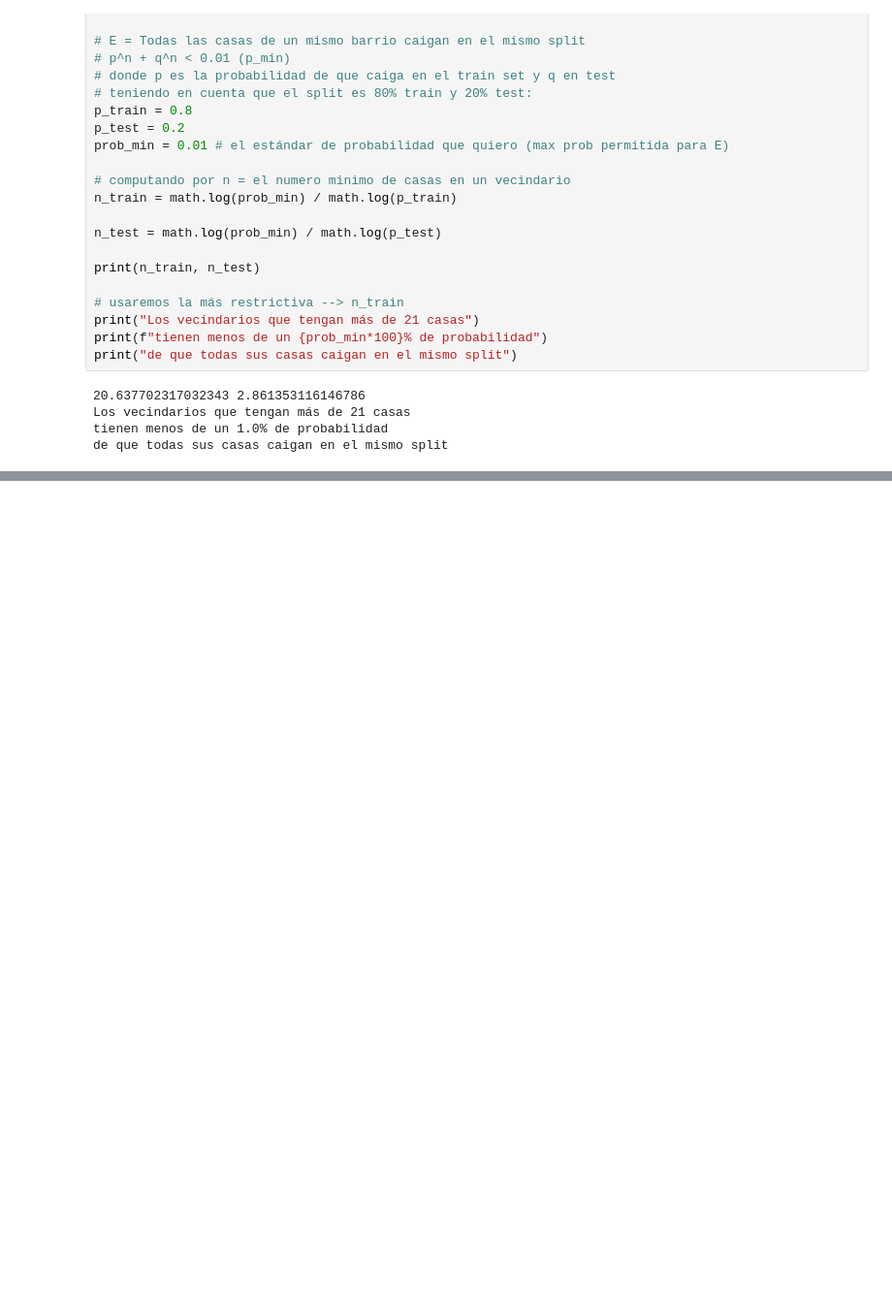
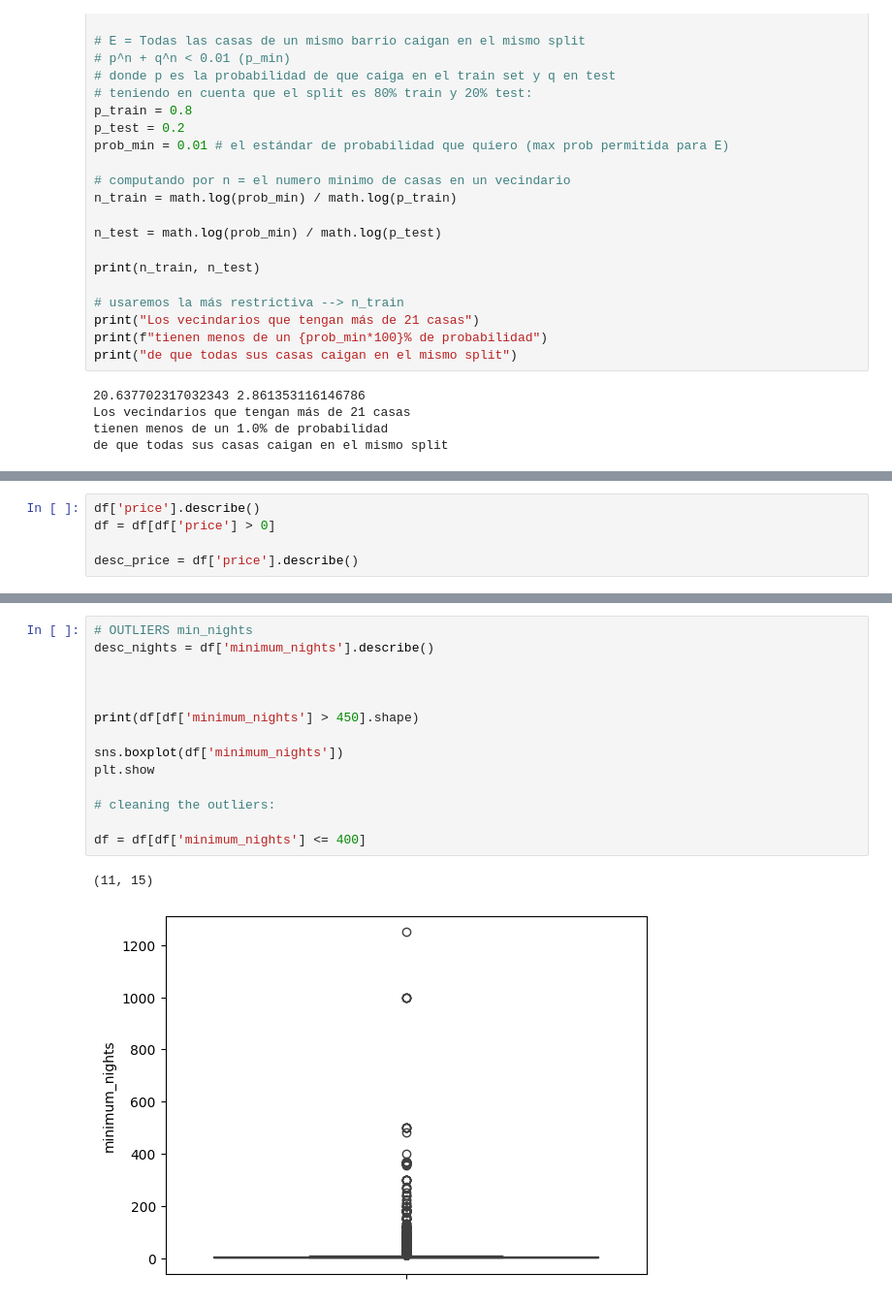
Before and after one commit to leandro-reguero/EDA-project, a Jupyter notebook: src/explore.ipynb, the cells around one changed output, grey strips where cells are left out. Shown at 97% size. Saved outputs shown, nothing was run; the diff lists cells and outputs as text; blank space fills up the shorter version.

```diff
--- a/src/explore.ipynb
+++ b/src/explore.ipynb
@@ -710,0 +725,5 @@ Con un mínimo de 30 casas por vecindario:
+# %%
+df['price'].describe()
+df = df[df['price'] > 0]
+
+desc_price = df['price'].describe()
@@ -710,0 +772,17 @@ Con un mínimo de 30 casas por vecindario:
+# %%
+# OUTLIERS min_nights
+desc_nights = df['minimum_nights'].describe()
+
+
+
+print(df[df['minimum_nights'] > 450].shape)
+
+sns.boxplot(df['minimum_nights'])
+plt.show
+
+# cleaning the outliers:
+
+df = df[df['minimum_nights'] <= 400]
+# %% [output]
+(11, 15)
+[figure, added]
```
Also changed, not shown: parts of 11 cells of this notebook, 1 other file.
